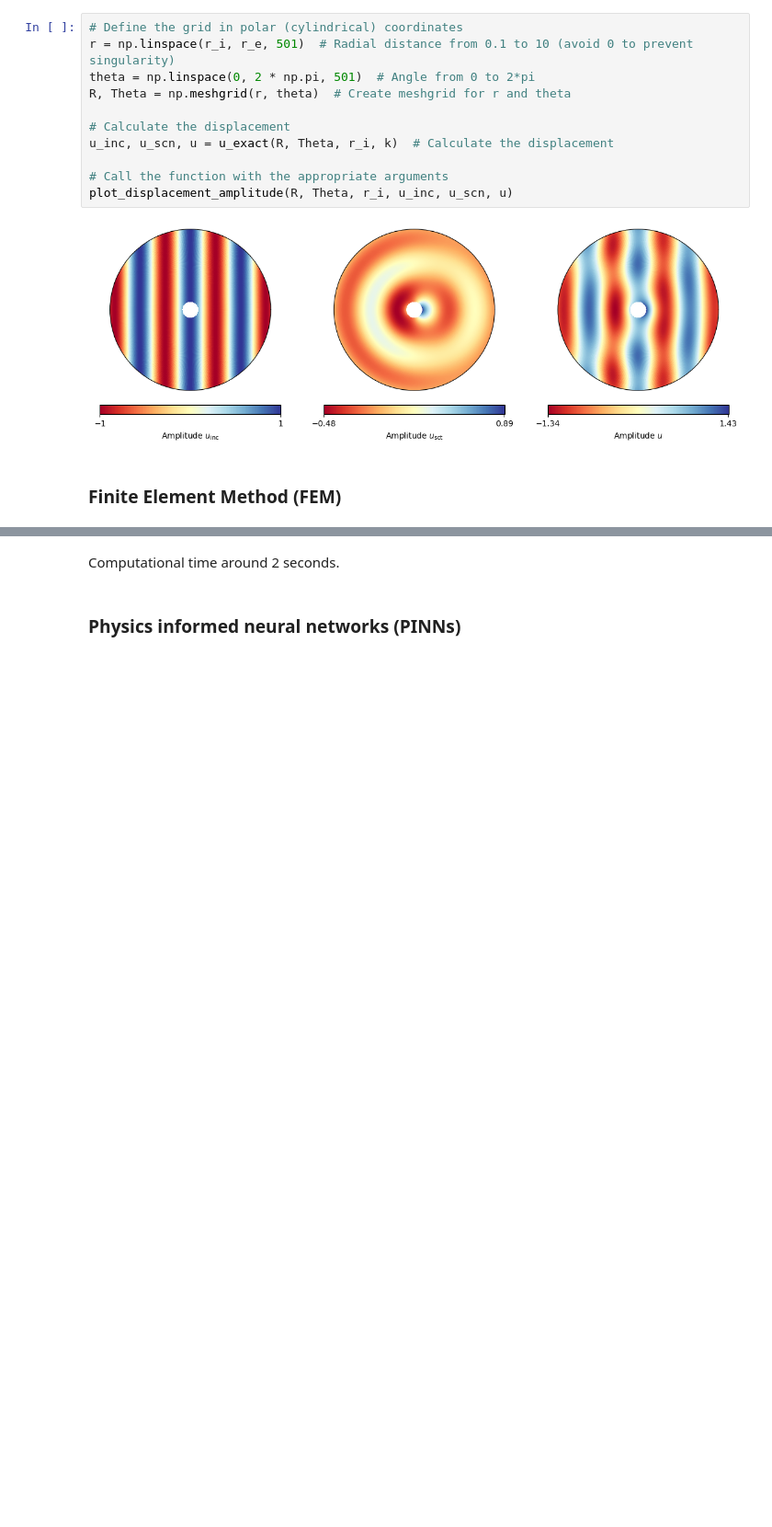
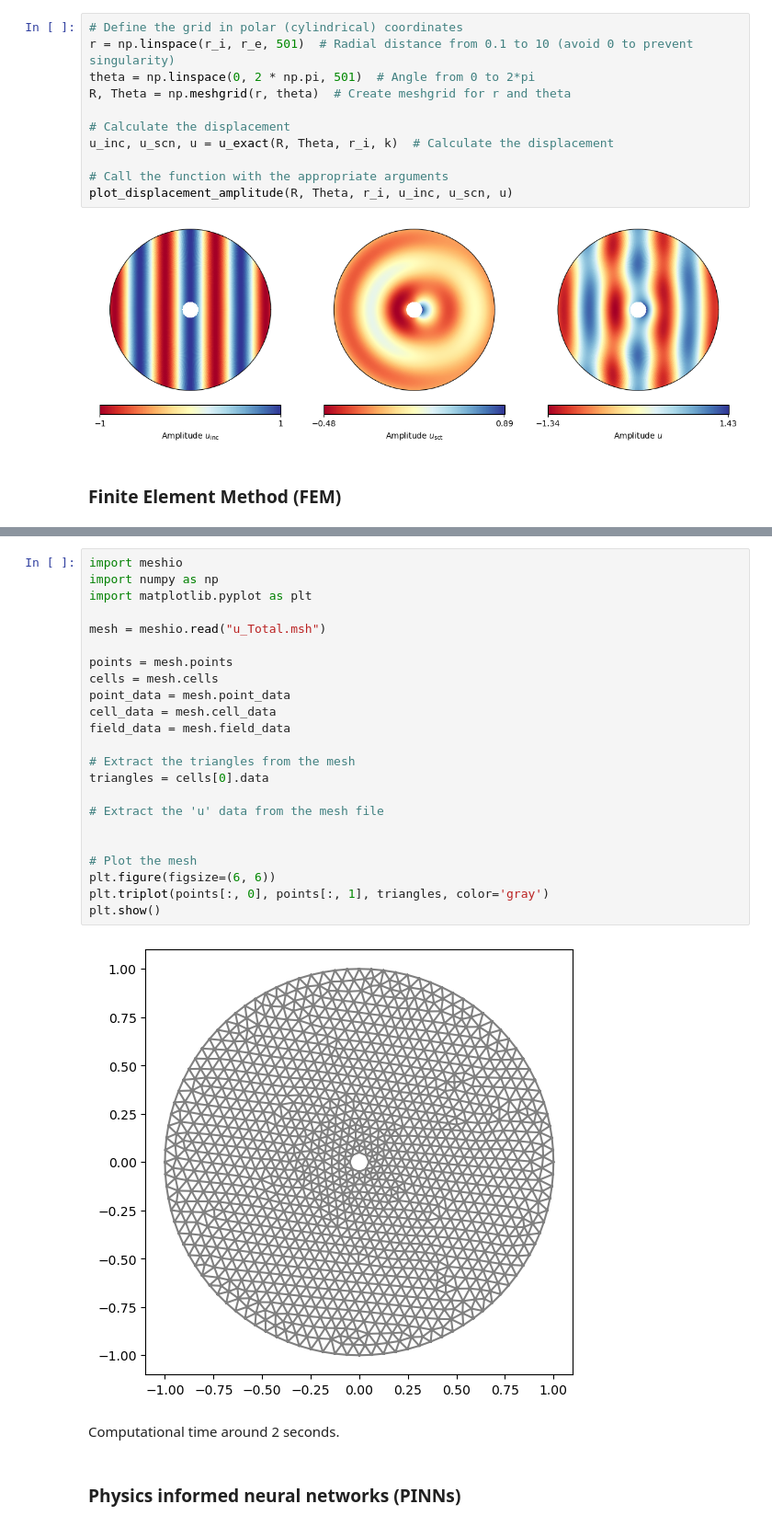
Before and after one commit to oscar-rincon/scattering-problem, a Jupyter notebook: main/plot_scat_cylinder.ipynb, the cells around one changed output, grey strips where cells are left out. Shown at 92% size. Drawn from its saved outputs; the diff is of its cells as text; blank space fills up the shorter version.

```diff
--- a/main/plot_scat_cylinder.ipynb
+++ b/main/plot_scat_cylinder.ipynb
@@ -115,3 +115,28 @@ plt.show()
+# %%
+import meshio
+import numpy as np
+import matplotlib.pyplot as plt
+
+mesh = meshio.read("u_Total.msh")
+
+points = mesh.points
+cells = mesh.cells
+point_data = mesh.point_data
+cell_data = mesh.cell_data
+field_data = mesh.field_data
+
+# Extract the triangles from the mesh
+triangles = cells[0].data
+
+# Extract the 'u' data from the mesh file
+
+
+# Plot the mesh
+plt.figure(figsize=(6, 6))
+plt.triplot(points[:, 0], points[:, 1], triangles, color='gray')
+plt.show()
+# %% [output]
+[figure, added]
 # %% [markdown]
 Computational time around 2 seconds.
 # %% [markdown]
```
Also changed, not shown: parts of 7 cells of this notebook, 4 other files.
